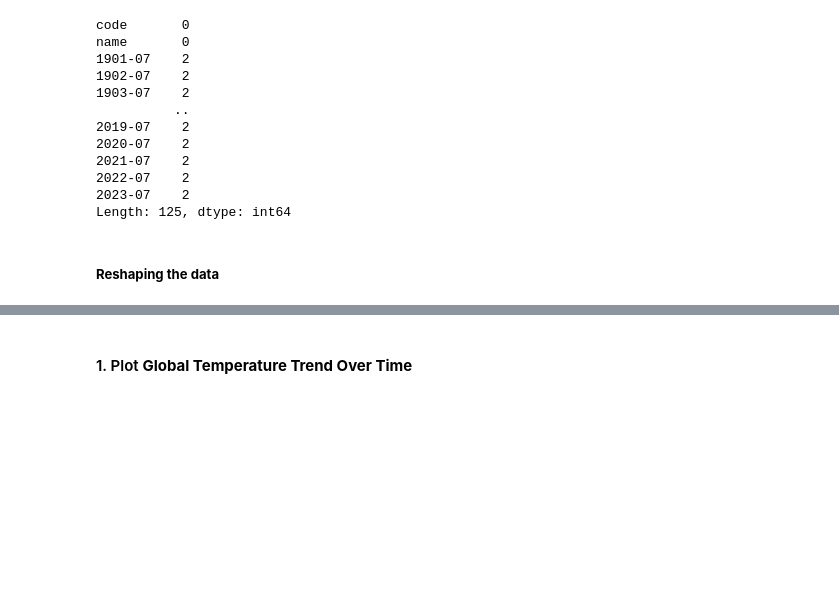
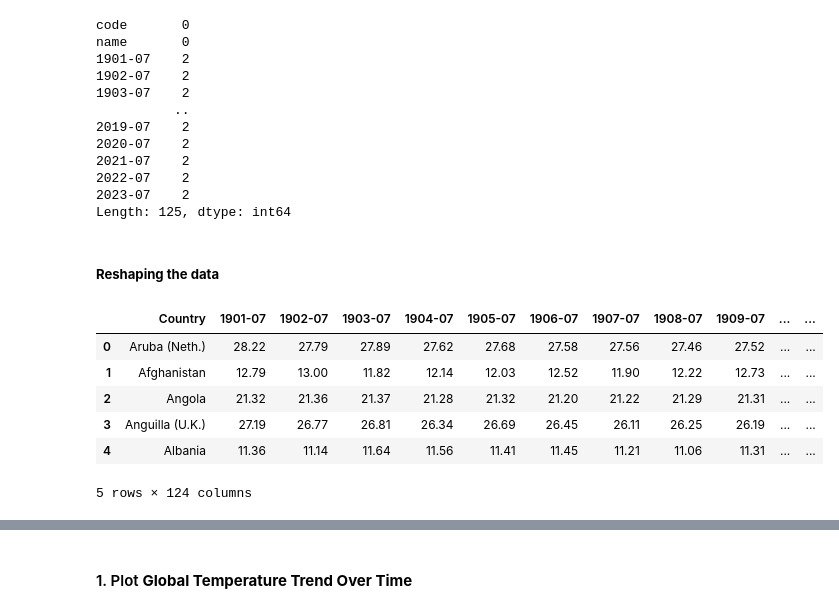
Before and after one commit to Shiihon/BI_ExamProject_Predicting_Animal_Extinction, a Jupyter notebook: Cleaning_and_exploring_data/Climate_analysis.ipynb, the cells around one changed output, grey strips where cells are left out. Cells and saved outputs as stored; diff of their text form; code cells hidden in the pictures; blank space fills up the shorter version.

```diff
--- a/Cleaning_and_exploring_data/Climate_analysis.ipynb
+++ b/Cleaning_and_exploring_data/Climate_analysis.ipynb
@@ -79,3 +58,17 @@ name       0
 Length: 125, dtype: int64
 # %% [markdown]
 ##### **Reshaping the data**
+# %%
+df_climate.drop(columns=["code"], inplace=True)
+# %%
+df_climate.rename(columns={"name": "Country"}, inplace=True)
+# %%
+df_climate.head()
+# %% [output]
+|  | Country | 1901-07 | 1902-07 | 1903-07 | 1904-07 | 1905-07 | 1906-07 | 1907-07 | 1908-07 | 1909-07 | ... | ... |
+| 0 | Aruba (Neth.) | 28.22 | 27.79 | 27.89 | 27.62 | 27.68 | 27.58 | 27.56 | 27.46 | 27.52 | ... | ... |
+| 1 | Afghanistan | 12.79 | 13.00 | 11.82 | 12.14 | 12.03 | 12.52 | 11.90 | 12.22 | 12.73 | ... | ... |
+| 2 | Angola | 21.32 | 21.36 | 21.37 | 21.28 | 21.32 | 21.20 | 21.22 | 21.29 | 21.31 | ... | ... |
+| 3 | Anguilla (U.K.) | 27.19 | 26.77 | 26.81 | 26.34 | 26.69 | 26.45 | 26.11 | 26.25 | 26.19 | ... | ... |
+| 4 | Albania | 11.36 | 11.14 | 11.64 | 11.56 | 11.41 | 11.45 | 11.21 | 11.06 | 11.31 | ... | ... |
+5 rows × 124 columns
```
Also changed, not shown: parts of 33 cells of this notebook, 5 other files.
